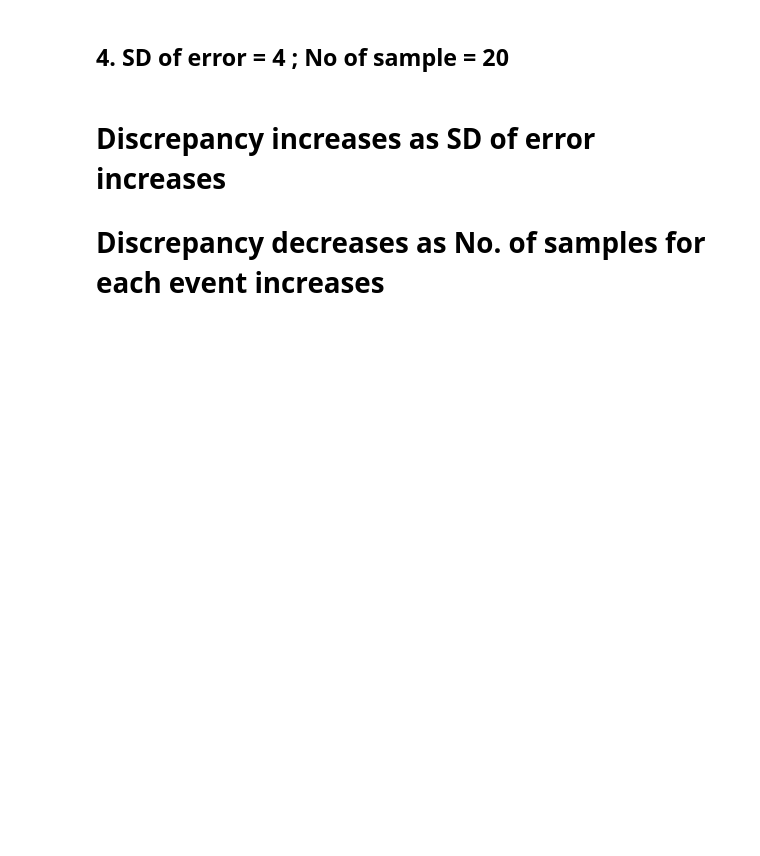
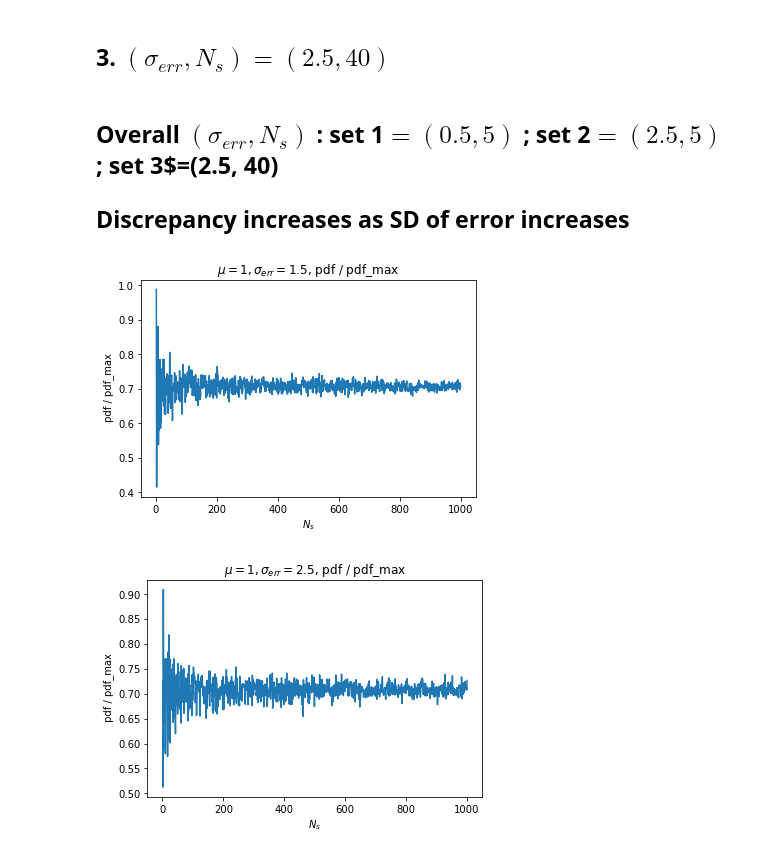
Before and after one commit to Damonkila/Bayesian-inference-exercise-on-normal-distribution, a Jupyter notebook: error_run.ipynb, the cells around one changed output. Saved outputs shown, nothing was run; the diff lists cells and outputs as text; code cells hidden in the pictures; blank space fills up the shorter version.

```diff
--- a/error_run.ipynb
+++ b/error_run.ipynb
@@ -149,6 +196,50 @@ output of sd is done
 # %% [markdown]
 
-## 4. SD of error = 4 ; No of sample = 20
+## 3. $(\sigma_{err}, N_s) =(2.5, 40)$
 # %% [markdown]
-# Discrepancy increases as SD of error increases
-# Discrepancy decreases as No. of samples for each event increases
+## Overall $(\sigma_{err}, N_s)$ :  set 1$=(0.5, 5)$ ; set 2$=(2.5, 5)$; set 3$=(2.5, 40)
+## Discrepancy increases as SD of error increases
+# %%
+
+import numpy as np
+def f(Ns,sd_err,mu):
+    x = np.random.normal(mu,sd_err,Ns)
+
+
+    a = function.pdf(x, mu, sd_err)
+
+    #print(function.pdf(1, 1, 0.5 ))
+    #print(a)
+    #print(np.sum(a)/ N)
+    return np.sum(a)/ Ns
+
+
+
+Ns = np.arange(1000) + 1
+y= np.zeros(1000)
+for i in range(1000):
+    y[i]= f(Ns[i],1,2.5)
+
+
+import matplotlib.pyplot as plt
+plt.title('$\mu = 1,\sigma_{err}=1.5$'+', pdf / pdf_max')
+plt.plot(Ns, y,label ='rescaled pdf')
+plt.xlabel('$N_s$')
+plt.ylabel(' pdf / pdf_max')
+plt.show()
+
+Ns = np.arange(1000) + 1
+y= np.zeros(1000)
+for i in range(1000):
+    y[i]= f(Ns[i],1,2.5)
+
+
+import matplotlib.pyplot as plt
+plt.title('$\mu = 1,\sigma_{err}=2.5$'+', pdf / pdf_max')
+plt.plot(Ns, y,label ='rescaled pdf')
+plt.xlabel('$N_s$')
+plt.ylabel(' pdf / pdf_max')
+plt.show()
+# %% [output]
+[figure, added]
+[figure, added]
```
Also changed, not shown: parts of 13 cells of this notebook, 4 other files.
